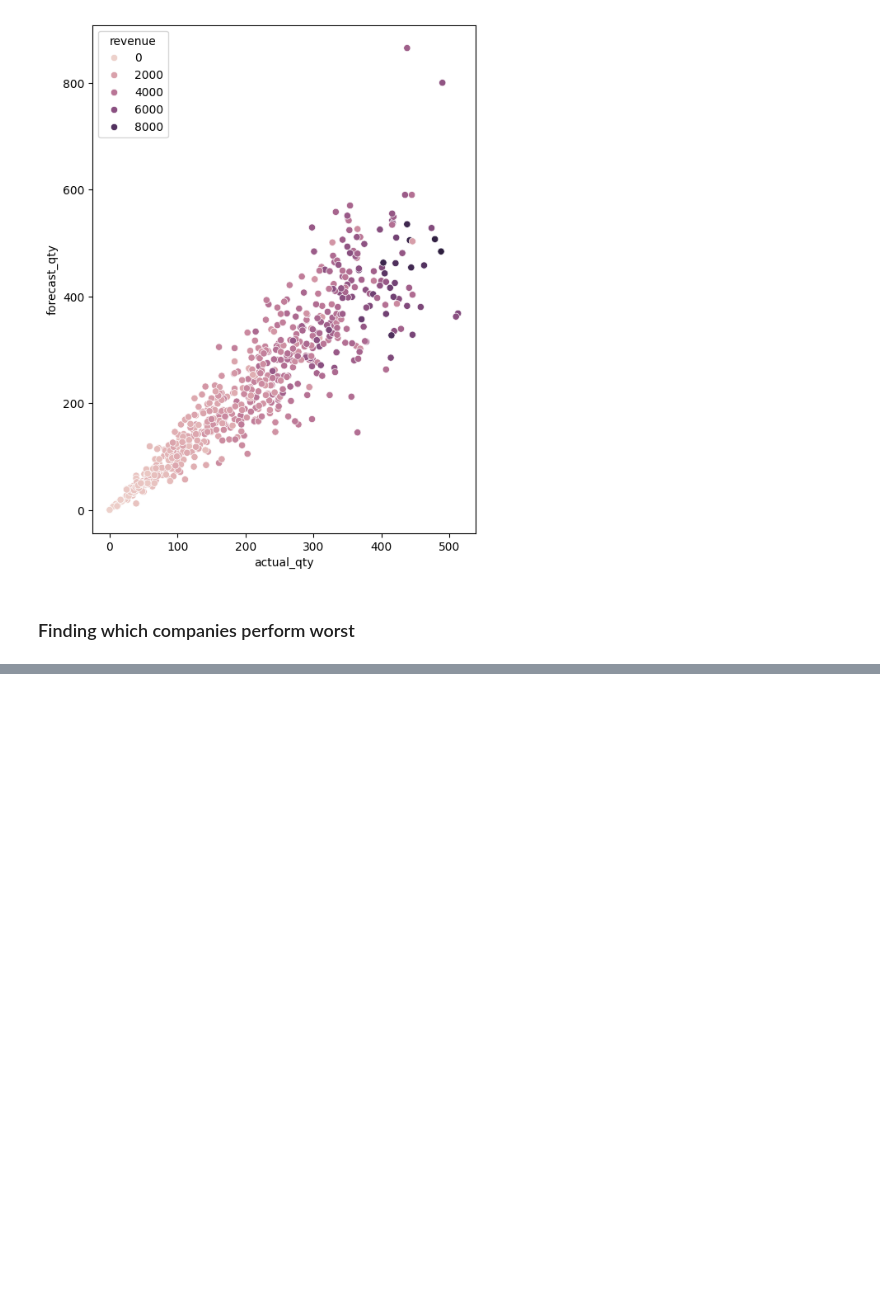
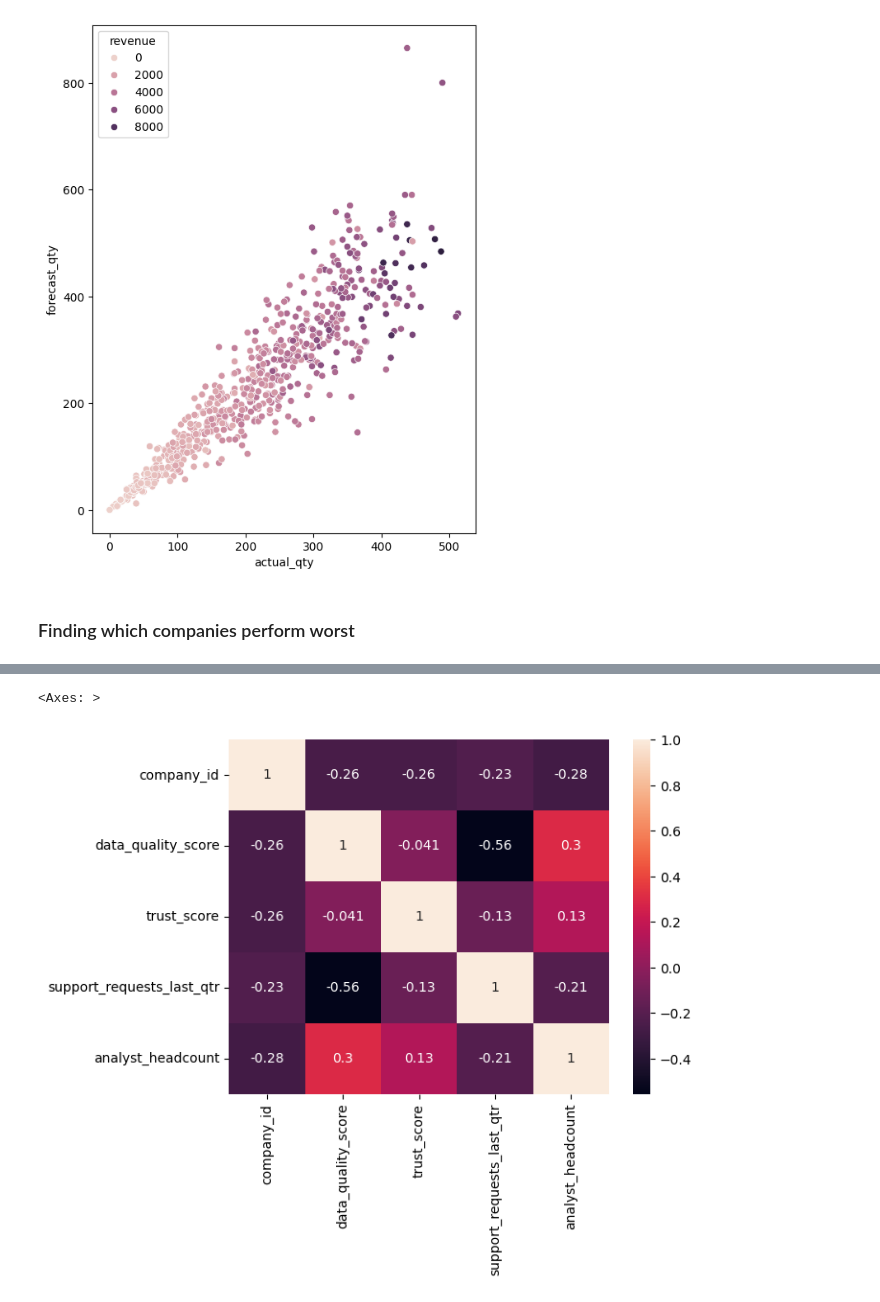
Before and after one commit to Burkey3072/MSUDatathon, a Jupyter notebook: forecast_model_limits_justin.ipynb, the cells around one changed output, grey strips where cells are left out. Cells and saved outputs as stored; diff of their text form; code cells hidden in the pictures; blank space fills up the shorter version.

```diff
--- a/forecast_model_limits_justin.ipynb
+++ b/forecast_model_limits_justin.ipynb
@@ -94,0 +153,13 @@ Name: pct_error, dtype: float64
+# %%
+company_profiles['data_quality_score'] = company_profiles['data_quality_score'].astype('str')
+company_profiles['data_quality_score'] = company_profiles['data_quality_score'].str.replace('%', '')
+company_profiles['data_quality_score'] = company_profiles['data_quality_score'].astype('float')
+
+company_profiles['trust_score'] = company_profiles['trust_score'].astype('str')
+company_profiles['trust_score'] = company_profiles['trust_score'].str.replace('%', '')
+company_profiles['trust_score'] = company_profiles['trust_score'].astype('float')
+
+sns.heatmap(company_profiles.corr(numeric_only=True), annot=True)
+# %% [output]
+<Axes: >
+[figure, added]
```
Also changed, not shown: parts of 8 cells of this notebook.
